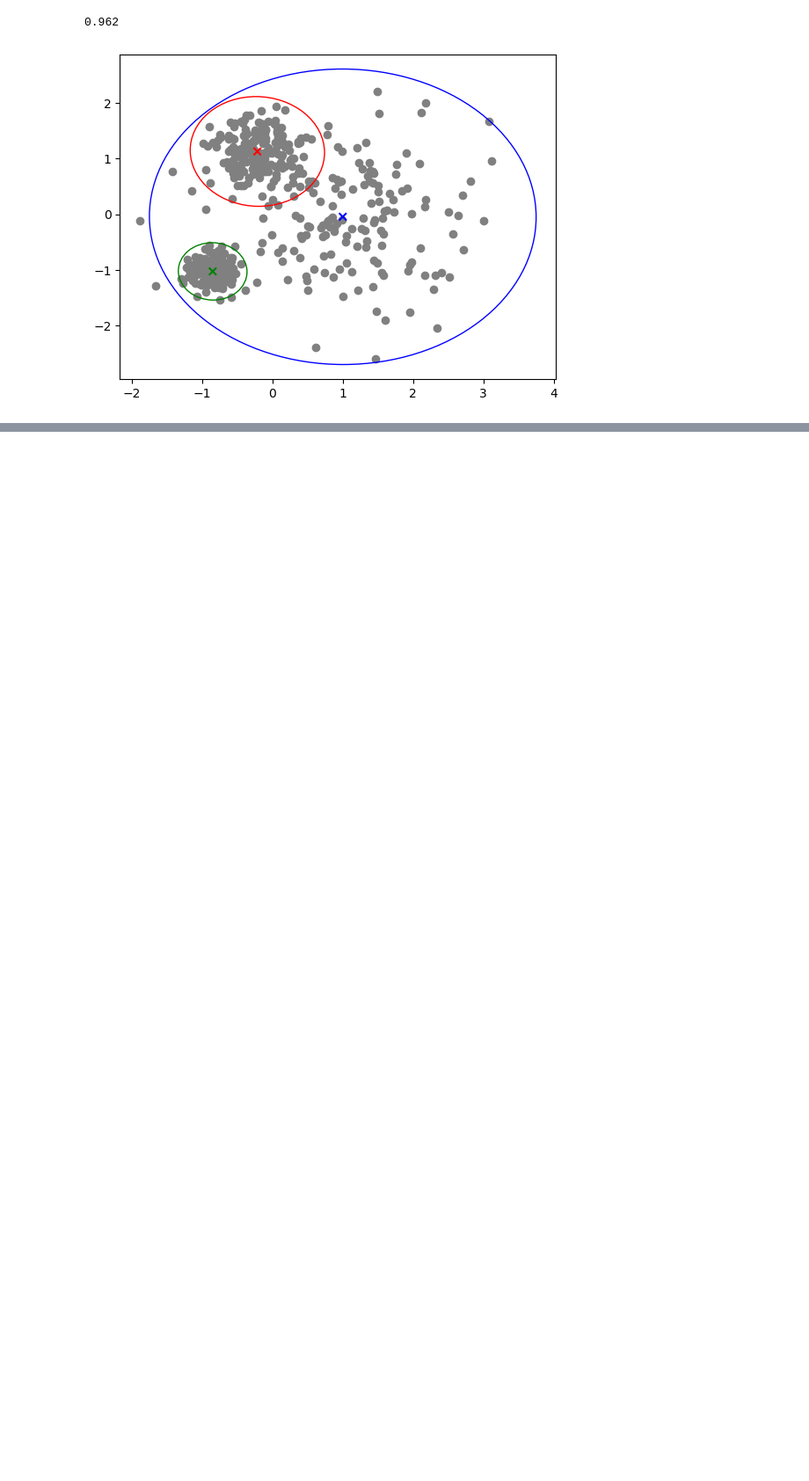
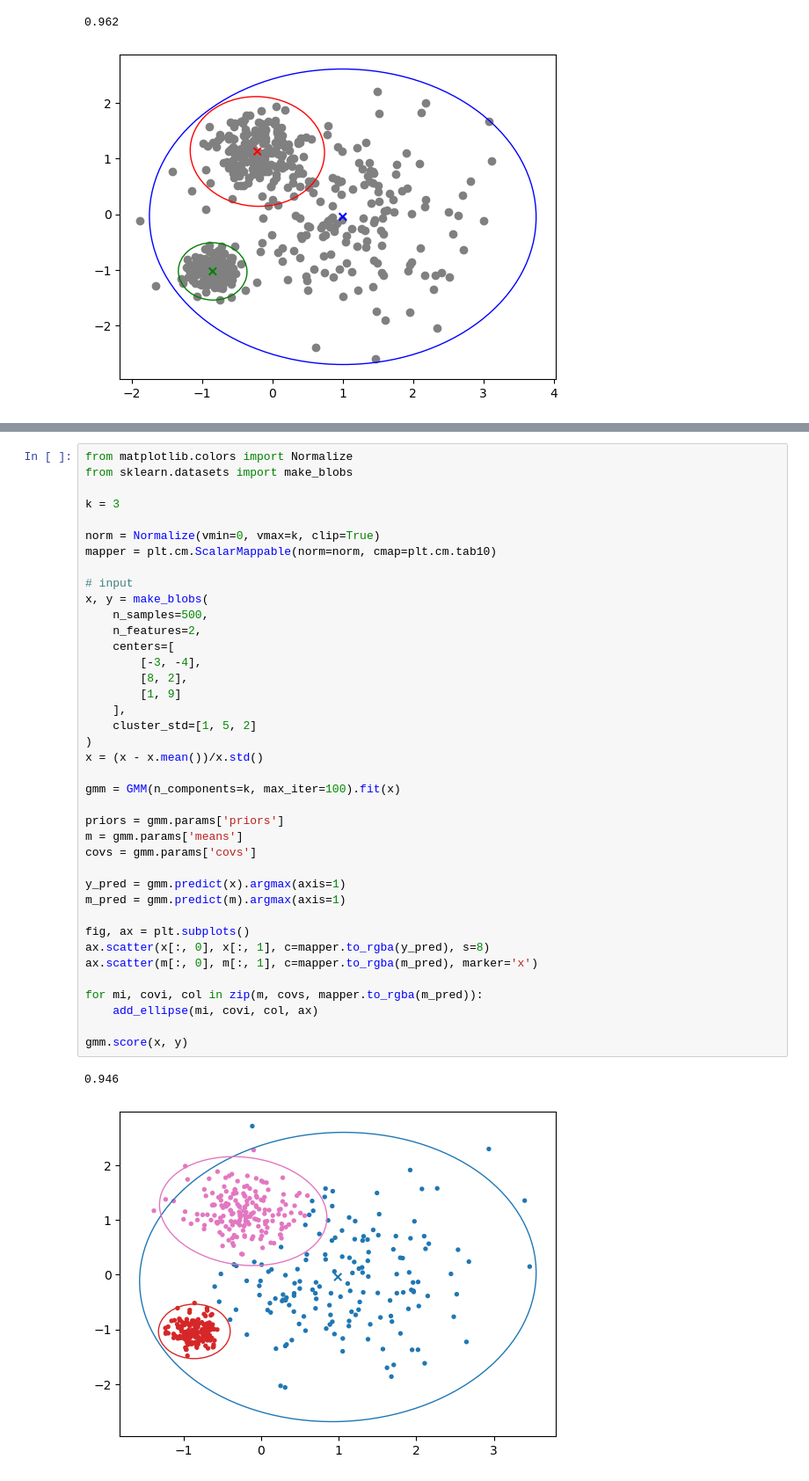
Before and after one commit to Janko-dev/ml_notebooks, a Jupyter notebook: notebooks/clustering.ipynb, the cells around one changed output, grey strips where cells are left out. Shown at 88% size. Drawn from its saved outputs; the diff is of its cells as text; blank space fills up the shorter version.

Commit message:
clustering

```diff
--- a/notebooks/clustering.ipynb
+++ b/notebooks/clustering.ipynb
@@ -699 +800,43 @@ purity(y, h, 3)
+# %%
+from matplotlib.colors import Normalize
+from sklearn.datasets import make_blobs
+
+k = 3
+
+norm = Normalize(vmin=0, vmax=k, clip=True)
+mapper = plt.cm.ScalarMappable(norm=norm, cmap=plt.cm.tab10)
+
+# input
+x, y = make_blobs(
+    n_samples=500,
+    n_features=2,
+    centers=[
+        [-3, -4],
+        [8, 2],
+        [1, 9]
+    ],
+    cluster_std=[1, 5, 2]
+)
+x = (x - x.mean())/x.std()
+
+gmm = GMM(n_components=k, max_iter=100).fit(x)
+
+priors = gmm.params['priors']
+m = gmm.params['means']
+covs = gmm.params['covs']
+
+y_pred = gmm.predict(x).argmax(axis=1)
+m_pred = gmm.predict(m).argmax(axis=1)
+
+fig, ax = plt.subplots()
+ax.scatter(x[:, 0], x[:, 1], c=mapper.to_rgba(y_pred), s=8)
+ax.scatter(m[:, 0], m[:, 1], c=mapper.to_rgba(m_pred), marker='x')
+
+for mi, covi, col in zip(m, covs, mapper.to_rgba(m_pred)):
+    add_ellipse(mi, covi, col, ax)
+
+gmm.score(x, y)
+# %% [output]
+0.946
+[figure, added]
 # %% [markdown]
```
Also changed, not shown: parts of 29 cells of this notebook, 2 other files.
